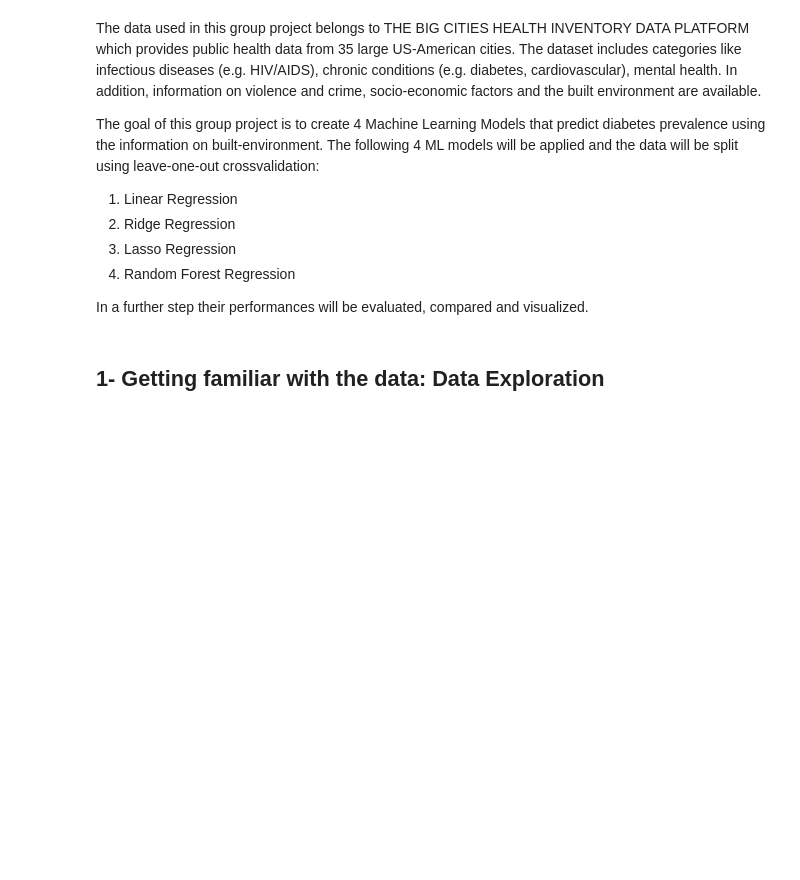
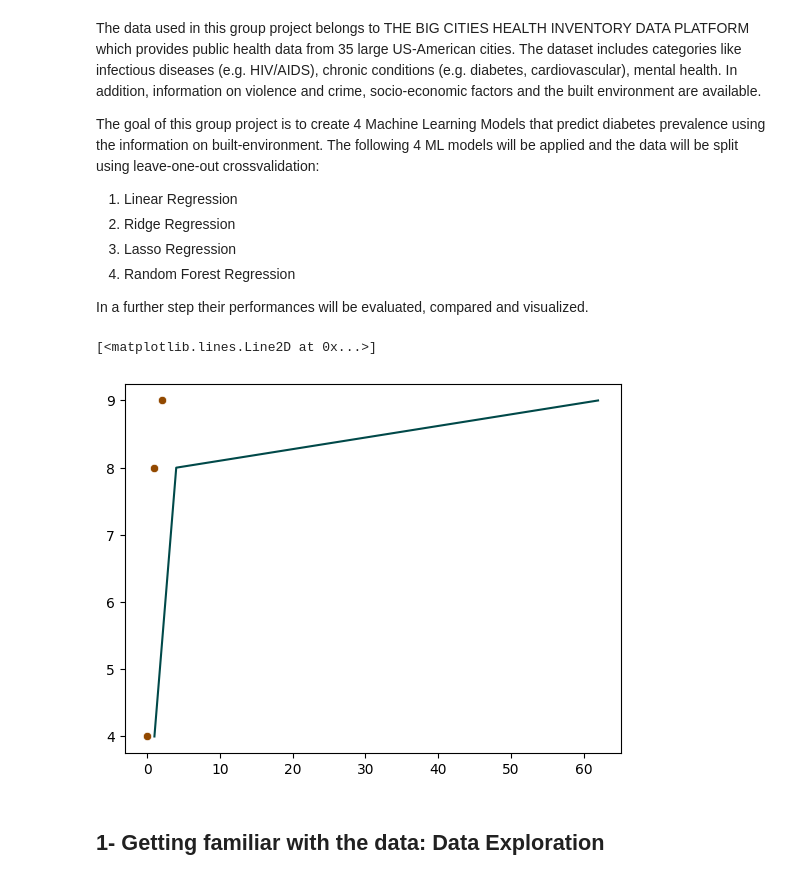
Before and after one commit to amatterethz/Group-Project-new, a Jupyter notebook: code/project_data_11.ipynb, the cells around one changed output. Cells and saved outputs as stored; diff of their text form; code cells hidden in the pictures; blank space fills up the shorter version.

```diff
--- a/code/project_data_11.ipynb
+++ b/code/project_data_11.ipynb
@@ -44,6 +50,53 @@ from sklearn.metrics import mean_absolute_error
 # To ignore warnings
 import warnings
 warnings.filterwarnings("ignore")
+# %%
+ # Create a custom colorblind friendly colors palette
+
+color_palette = [
+    (0, 109, 219),     # darkblue
+    (219, 109, 0),     # orange
+    (0, 146, 146),     # lightgreen
+    (182, 109, 255),   # violet
+    (146, 73, 0),      # brown
+    (73, 0, 146),      # purple
+    (0, 73, 73),       # darkgreen
+    (146, 0, 0),       # red
+    (255, 182, 219),   # lightpink
+    (255, 109, 182),   # pink
+    (109, 182, 255),   # blue
+    (255, 255, 109),   # yellow
+    (36, 255, 36),     # green
+    (0, 0, 0)          # black
+]
+
+# Convert RGB values to normalized [0, 1] range
+color_palette = [(r/255, g/255, b/255) for r, g, b in color_palette]
+
+# Set the color palette for seaborn and matplotlib
+sns.set_palette(color_palette)
+plt.rcParams['axes.prop_cycle'] = plt.cycler(color=color_palette)
+
+
+
+
+
+###############das da unten Löschen vor abgabe - HILFE zur verwebdung der faben ####################################
+
+
+y=[4,8,9]
+
+# Example usage with Seaborn
+sns.scatterplot(y, color=color_palette[4])
+
+# Example usage with Matplotlib
+plt.plot(x, y, color=color_palette[6])
+
+
+####################################################################################
+# %% [output]
+[<matplotlib.lines.Line2D at 0x...>]
+[figure, added]
 # %% [markdown]
 ## 1- Getting familiar with the data: Data Exploration
 # %%
```
Also changed, not shown: parts of 35 cells of this notebook.
